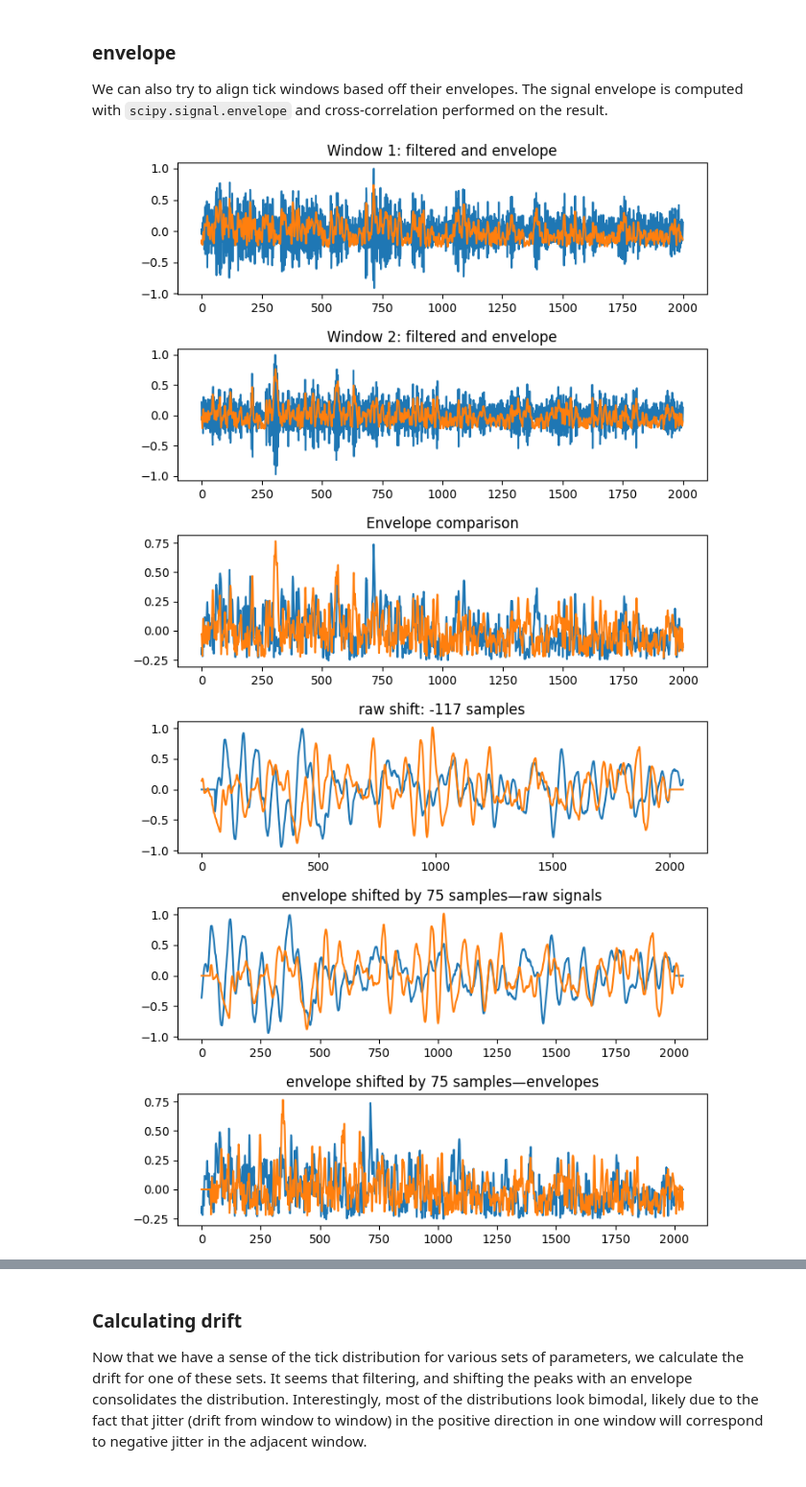
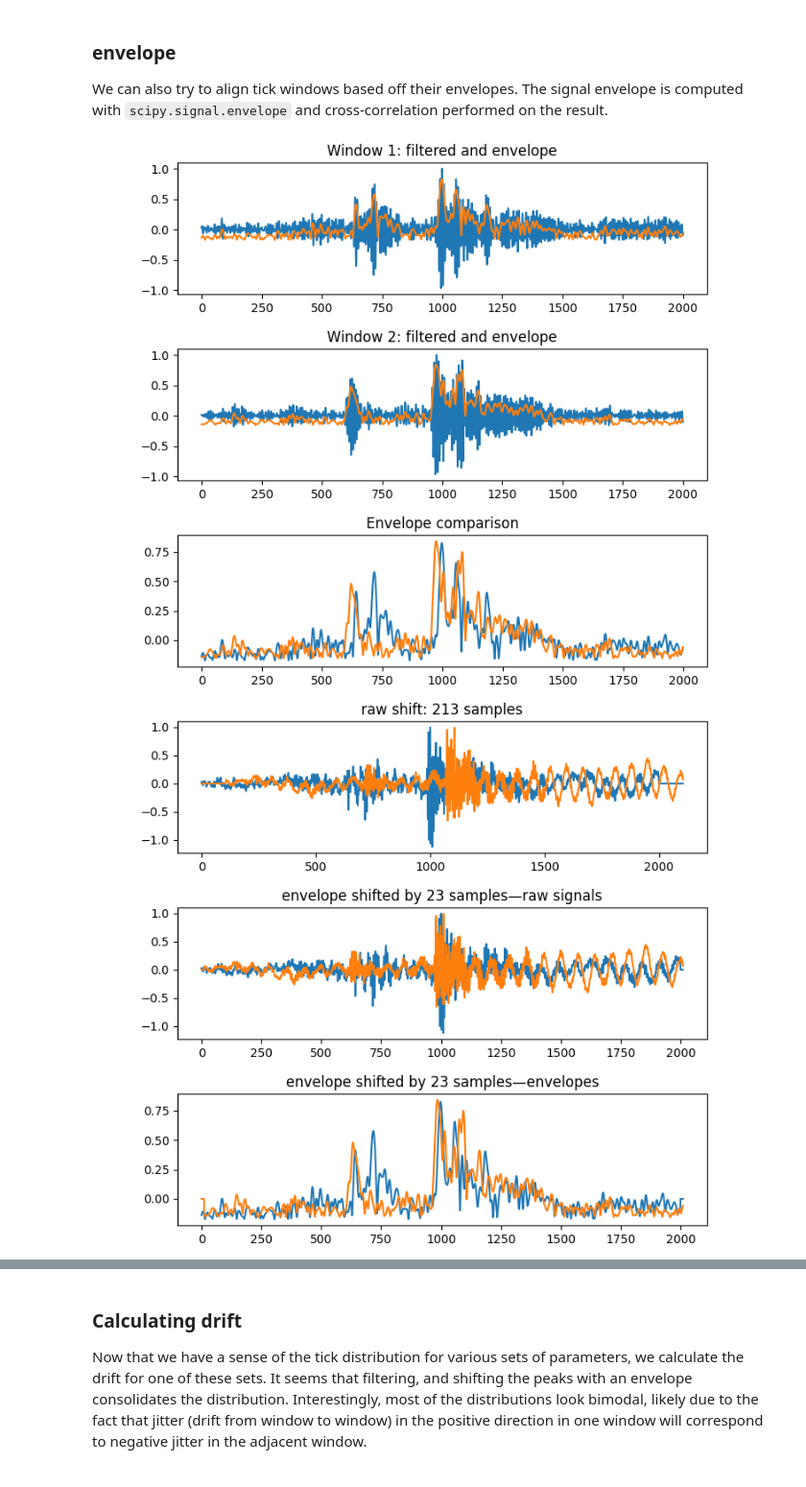
Before and after one commit to bil/watch-calibration, a Jupyter notebook: notebooks/Watch Calibration.ipynb, the cells around one changed output, grey strips where cells are left out. Shown at 96% size. Drawn from its saved outputs; the diff is of its cells as text; code cells hidden in the pictures.

```diff
--- a/notebooks/Watch Calibration.ipynb
+++ b/notebooks/Watch Calibration.ipynb
@@ -63,12 +77,16 @@ WatchCalibration.query_devices()
 INPUT_DEVICE = None
 OUTPUT_DEVICE = None
 
-data_names = [
+DATA_NAMES = [
     "W241130",
     "250227",
-    "250227_5m"
+    "250409",
+    "250410_noisy"
 ]
-data_name = data_names[1]
+DEFAULT_DATA_NAME = DATA_NAMES[0]
 # %%
-# instantiate experiment code class
-wc = WatchCalibration(data_name)
+# instantiate experiment code class for each watch calibration recording
+wcs = {}
+for name in DATA_NAMES:
+    wcs[name] =  WatchCalibration(name)
+wc = wcs[DEFAULT_DATA_NAME]
@@ -239,38 +220,41 @@ We can also try to align tick windows based off their envelopes. The signal enve
 # %%
 # show envelope example
 
-comp_audio = watch_audio[wc.window_len:-wc.window_len]
+comp_audio = wc.trim_audio(watch_audio)
 
 filtered_audio, envelope = wc.calculate_envelope(comp_audio)
 
 # pick random windows to display
-win_num = random.randrange(0, len(wc.audio_wins))
+win_num = random.randrange(0, len(wc.audio_wins) - 2) + 1
 peak = wc.peaks[win_num]
 win1 = wc._normalize(comp_audio[peak-wc.window_len//2:peak+wc.window_len//2])
 win1_filt = wc._normalize(filtered_audio[peak-wc.window_len//2:peak+wc.window_len//2 + 1])
 env1 = wc._normalize(envelope[peak-wc.window_len//2:peak+wc.window_len//2])
 
 win_num = random.randrange(0, len(wc.audio_wins))
 peak = wc.peaks[win_num]
 win2 = wc._normalize(comp_audio[peak-wc.window_len//2:peak+wc.window_len//2])
 win2_filt = wc._normalize(filtered_audio[peak-wc.window_len//2:peak+wc.window_len//2 + 1])
 env2 = wc._normalize(envelope[peak-wc.window_len//2:peak+wc.window_len//2])
 
-wc.plot_wins(win1_filt, env1, title="Window 1: filtered and envelope")
-wc.plot_wins(win2_filt, env2, title="Window 2: filtered and envelope")
+# view each window with its envelope
+plot_wins(win1_filt, env1, title="Window 1: filtered and envelope")
+plot_wins(win2_filt, env2, title="Window 2: filtered and envelope")
 
-wc.plot_wins(env1, env2, title="Envelope comparison")
+# compare envelopes between windows
+plot_wins(env1, env2, title="Envelope comparison")
 
+# shift windows based off correlations between the raw windows and the envelopes
 shift_amt = wc._corr_wins(win1, win2)
-wc.plot_wins(win1, win2, shift_amt, title=f"raw shift: {shift_amt} samples")
+plot_wins(win1, win2, shift_amt, title=f"raw shift: {shift_amt} samples")
 env_shift_amt = wc._corr_wins(env1, env2)
-wc.plot_wins(win1, win2, env_shift_amt, title=f"envelope shifted by {env_shift_amt} samples—raw signals")
-wc.plot_wins(env1, env2, env_shift_amt, title=f"envelope shifted by {env_shift_amt} samples—envelopes")
+plot_wins(win1, win2, env_shift_amt, title=f"envelope shifted by {env_shift_amt} samples—raw signals")
+plot_wins(env1, env2, env_shift_amt, title=f"envelope shifted by {env_shift_amt} samples—envelopes")
 # %% [output]
-[figure, old version]
+[figure, new version]
-[figure, old version]
+[figure, new version]
-[figure, old version]
+[figure, new version]
-[figure, old version]
+[figure, new version]
-[figure, old version]
+[figure, new version]
-[figure, old version]
+[figure, new version]
 # %% [markdown]
```
Also changed, not shown: parts of 30 cells of this notebook, 35 other files.
